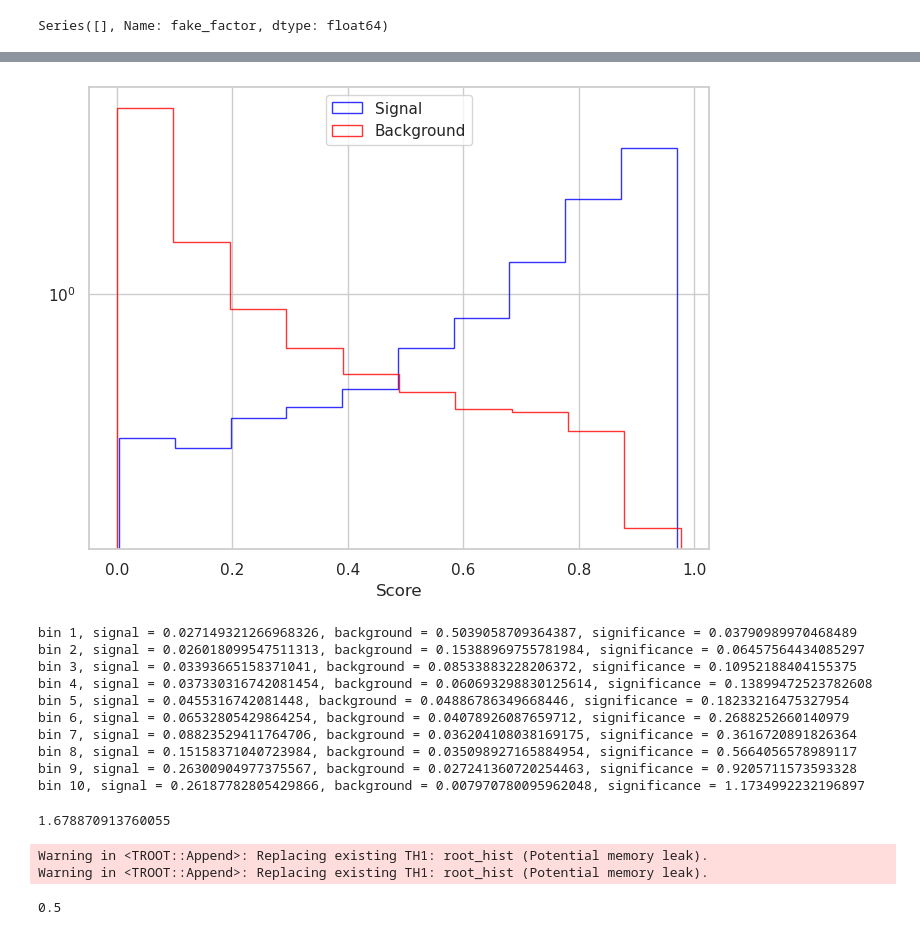
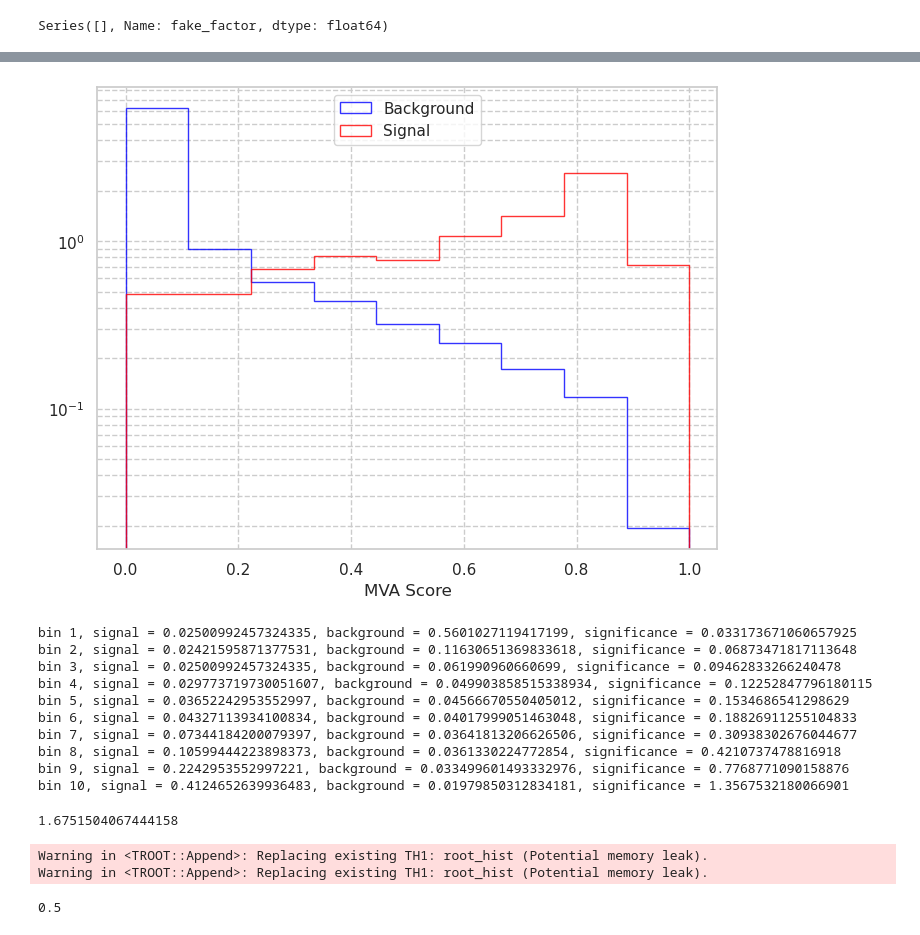
Before and after one commit to alig146/DiTau, a Jupyter notebook: analysis/Ana_v6.ipynb, the cells around one changed output, grey strips where cells are left out. Drawn from its saved outputs; the diff is of its cells as text; code cells hidden in the pictures.

```diff
--- a/analysis/Ana_v6.ipynb
+++ b/analysis/Ana_v6.ipynb
@@ -568,3 +581,8 @@ def Data_Var(t):
+# %%
+def cut_x1_x2(t):
+    cut_mask = np.where((np.array(t[6]) > 0.1) & (np.array(t[6]) < 1.4) & (np.array(t[7]) > 0.1) & (np.array(t[7]) < 1.4))[0]
+    filtered_t = [np.array(arr)[cut_mask] for arr in t]
+    return filtered_t
 # %%
 ggh_plot = Var(ggh_cut)
 vbfh_plot = Var(vbfh_cut)
@@ -581,6 +612,7 @@ zll_plot = Var(zll_cut)
 # %%
 data_plot = Data_Var(data_cut)
+data_plot = cut_x1_x2(data_plot)
 data_s = np.array(data_plot).T
-data_plot = pd.DataFrame(data_s, columns=['subjet_pt', 'leadsubjet_pt', 'subleadsubjet_pt', 'visible_ditau_m', 'met', 'collinear_mass', 'met_sig', 'met_phi', 'event_number', 'k_t', 'kappa', 'delta_R', 'delta_phi', 'delta_eta', 'combined_weights', 'fake_factor'])
-print(len(data_plot))
+data_plot = pd.DataFrame(data_s, columns=['subjet_pt', 'leadsubjet_pt', 'subleadsubjet_pt', 'visible_ditau_m', 'met', 'collinear_mass', 'x1', 'x2', 'met_sig', 'met_phi', 'event_number', 'k_t', 'kappa', 'delta_R', 'delta_phi', 'delta_eta', 'combined_weights', 'fake_factor'])
+data_plot
 # %% [output]
@@ -1053,12 +1105,12 @@ df = pd.concat([data_plot, ggh_plot, vbfh_plot, wh_plot, zh_plot, tth_plot, vv_p
 # ]
 training_var = [
     'leadsubjet_pt', 'subleadsubjet_pt', 'visible_ditau_m',
-    'collinear_mass', 'delta_R', 'delta_phi', 'delta_eta', 'label', 'met', 'met_sig', 'event_number', 'fake_factor', 'combined_weights'
+    'collinear_mass', 'delta_R', 'delta_phi', 'delta_eta', 'label', 'met', 'met_sig', 'event_number', 'fake_factor', 'combined_weights', 'k_t'
 ]
 
 df = df[training_var]
 
-df['combined_weights'] = abs(df['combined_weights'])
+# df['combined_weights'] = abs(df['combined_weights'])
 
 # df['delta_R'] = np.log(1/df['delta_R'])
 # df['k_t'] = np.log(df['k_t'])
@@ -1115,7 +1166,7 @@ signal_weights = []
 bkg_weghts = []
 
 
-bdt_training_var = ['f0', 'f1', 'f2', 'f3', 'f4', 'f5', 'f6']
+bdt_training_var = ['f0', 'f1', 'f2', 'f3', 'f4', 'f5', 'f6', 'f7', 'f8', 'f9']
 feature_name_mapping = {
     'leadsubjet_pt': 'f0',
     'subleadsubjet_pt': 'f1',
@@ -1127,8 +1178,9 @@ feature_name_mapping = {
     'label': 'label',
     'ids': 'ids',
     'event_number': 'event_number',
-    'delta_phi': 'delta_phi',
-    'delta_eta': 'delta_eta',
+    'delta_phi': 'f7',
+    'delta_eta': 'f8',
+    'k_t': 'f9',
     'fake_factor': 'fake_factor',
     'combined_weights': 'combined_weights'
 }
@@ -1144,18 +1196,19 @@ for i in range(len(df_split)):
 
     X_test = df_split[i][bdt_training_var]
     y_test = df_split[i]['label']
-    evnt_w_test = df_split[i]['combined_weights']
+    # evnt_w_test = df_split[i]['combined_weights']
     ff_test = df_split[i]['fake_factor']
 
     X_train = pd.concat([df_split[j] for j in range(len(df_split)) if j != i])[bdt_training_var]
     y_train = pd.concat([df_split[j] for j in range(len(df_split)) if j != i])['label']
-    evnt_w_train = pd.concat([df_split[j] for j in range(len(df_split)) if j != i])['combined_weights']
+    # evnt_w_train = pd.concat([df_split[j] for j in range(len(df_split)) if j != i])['combined_weights']
     ff_train = pd.concat([df_split[j] for j in range(len(df_split)) if j != i])['fake_factor']
 
     print("len X_train:", len(X_train))
     print("len X_test:", len(X_test))
 
     scale_pos_weight = len(y_train[y_train == 0]) / len(y_train[y_train == 1])
+
     print("signal scaling factor: ", scale_pos_weight)
     params = {
     'learning_rate': 0.3, 'max_depth': 3, 'n_estimators': 50,
@@ -1169,7 +1222,7 @@ for i in range(len(df_split)):
     }
     model = XGBClassifier(**params)
     # Train the model
-    model.fit(X_train, y_train)
+    model.fit(X_train, y_train, sample_weight=ff_train)
     # models.append(model)
     booster = model.get_booster()
     booster.dump_model('xgboost_k_fold_model_{}.txt'.format(i))
@@ -1180,10 +1233,10 @@ for i in range(len(df_split)):
     signal_scores.extend(y_pred_proba[:, 1][y_test == 1])
     background_scores.extend(y_pred_proba[:, 1][y_test == 0])
 
-    # signal_weights.extend(ff_test[y_test == 1])
-    # bkg_weghts.extend(ff_test[y_test == 0])
+    signal_weights.extend(ff_test[y_test == 1]*-1/ff_scale)
+    bkg_weghts.extend(ff_test[y_test == 0]*-1/ff_scale)
 
-    fpr, tpr, _ = roc_curve(y_test, y_pred_proba[:, 1])
+    fpr, tpr, _ = roc_curve(y_test, y_pred_proba[:, 1], sample_weight=ff_test)
     roc_auc = auc(fpr, tpr)
     plt.plot(fpr, tpr, lw=1, alpha=0.7, label=f'Fold {i+1} (AUC = {roc_auc:.2f})')
 
@@ -1216,32 +1269,32 @@ signal scaling factor:  105.9475935828877
 # %%
 plt.figure(figsize=(8, 6))
-plt.hist(signal_scores, bins=10, alpha=0.8, color='blue', label='Signal', histtype='step', density=True)
-plt.hist(background_scores, bins=10, alpha=0.8, color='red', label='Background', histtype='step', density=True)
-plt.xlabel('Score')
+plt.hist(background_scores, bins=np.linspace(0, 1, 10), alpha=0.8, color='blue', label='Background', histtype='step', density=True)
+plt.hist(signal_scores, bins=np.linspace(0, 1, 10), alpha=0.8, color='red', label='Signal', histtype='step', density=True)
+plt.xlabel('MVA Score')
 plt.yscale('log')
 plt.legend(loc='upper center')
-plt.grid(True)
+plt.grid(True, which="both", ls="--")
 plt.show()
 # %% [output]
-[figure, old version]
+[figure, new version]
 # %%
-sig_hist = plt_to_root_hist_w(signal_scores, 10, 0., 1., None, False)
-bkg_hist = plt_to_root_hist_w(background_scores, 10, 0., 1., None, False)
+sig_hist = plt_to_root_hist_w(signal_scores, 10, 0., 1., signal_weights, False)
+bkg_hist = plt_to_root_hist_w(background_scores, 10, 0., 1., bkg_weghts, False)
 sig_hist.Scale(1/sig_hist.Integral())
 bkg_hist.Scale(1/bkg_hist.Integral())
 significance_bin_by_bin(sig_hist, bkg_hist, s_much_less_than_b=False)
 # %% [output]
-bin 1, signal = 0.027149321266968326, background = 0.5039058709364387, significance = 0.03790989970468489
-bin 2, signal = 0.026018099547511313, background = 0.15388969755781984, significance = 0.06457564434085297
-bin 3, signal = 0.03393665158371041, background = 0.08533883228206372, significance = 0.10952188404155375
-bin 4, signal = 0.037330316742081454, background = 0.060693298830125614, significance = 0.13899472523782608
-bin 5, signal = 0.0455316742081448, background = 0.04886786349668446, significance = 0.18233216475327954
-bin 6, signal = 0.06532805429864254, background = 0.04078926087659712, significance = 0.2688252660140979
-bin 7, signal = 0.08823529411764706, background = 0.036204108038169175, significance = 0.3616720891826364
-bin 8, signal = 0.15158371040723984, background = 0.035098927165884954, significance = 0.5664056578989117
-bin 9, signal = 0.26300904977375567, background = 0.027241360720254463, significance = 0.9205711573593328
-bin 10, signal = 0.26187782805429866, background = 0.007970780095962048, significance = 1.1734992232196897
+bin 1, signal = 0.02500992457324335, background = 0.5601027119417199, significance = 0.033173671060657925
+bin 2, signal = 0.02421595871377531, background = 0.11630651369833618, significance = 0.06873471817113648
+bin 3, signal = 0.02500992457324335, background = 0.061990960660699, significance = 0.09462833266240478
+bin 4, signal = 0.029773719730051607, background = 0.049903858515338934, significance = 0.12252847796180115
+bin 5, signal = 0.03652242953552997, background = 0.04566670550405012, significance = 0.1534686541298629
+bin 6, signal = 0.04327113934100834, background = 0.04017999051463048, significance = 0.18826911255104833
+bin 7, signal = 0.07344184200079397, background = 0.03641813206626506, significance = 0.30938302676044677
+bin 8, signal = 0.10599444223898373, background = 0.0361330224772854, significance = 0.4210737478816918
+bin 9, signal = 0.2242953552997221, background = 0.033499601493332976, significance = 0.7768771090158876
+bin 10, signal = 0.4124652639936483, background = 0.01979850312834181, significance = 1.3567532180066901
-1.678870913760055
+1.6751504067444158
 Warning in <TROOT::Append>: Replacing existing TH1: root_hist (Potential memory leak).
 Warning in <TROOT::Append>: Replacing existing TH1: root_hist (Potential memory leak).
 # %%
```
Also changed, not shown: parts of 33 cells of this notebook, 22 other files.
